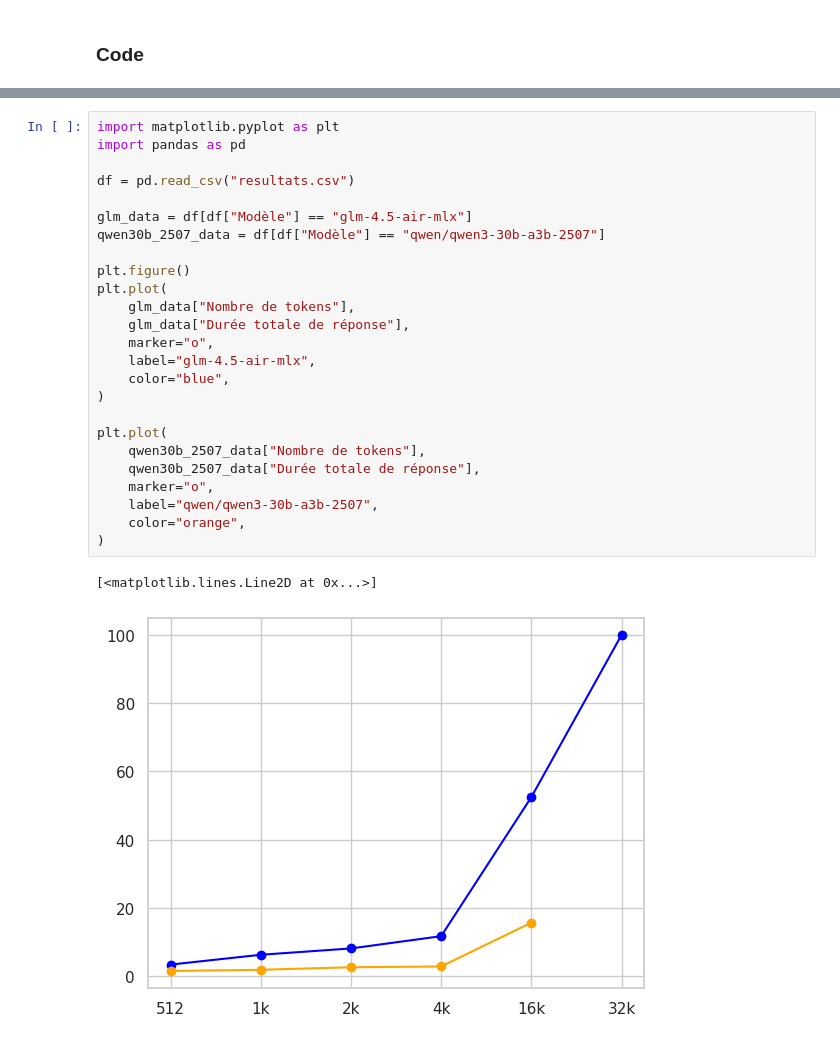
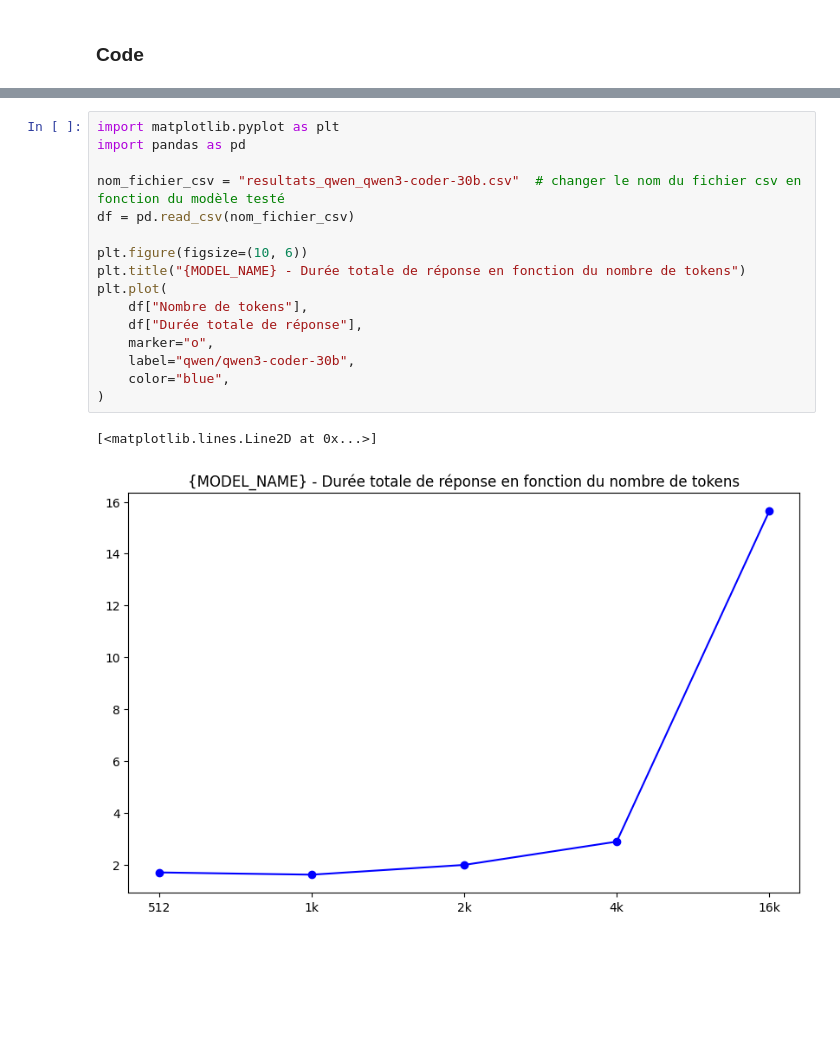
Before and after one commit to AndriantsehenoFrederic/StageInria, a Jupyter notebook: Debut/test_beast.ipynb, the cells around one changed output, grey strips where cells are left out. Saved outputs shown, nothing was run; the diff lists cells and outputs as text; blank space fills up the shorter version.

```diff
--- a/Debut/test_beast.ipynb
+++ b/Debut/test_beast.ipynb
@@ -190,28 +168,19 @@ with open("resultats.csv", mode="a", newline="", encoding="utf-8") as file:
 # %%
 import matplotlib.pyplot as plt
 import pandas as pd
 
-df = pd.read_csv("resultats.csv")
+nom_fichier_csv = "resultats_qwen_qwen3-coder-30b.csv"  # changer le nom du fichier csv en fonction du modèle testé
+df = pd.read_csv(nom_fichier_csv)
 
-glm_data = df[df["Modèle"] == "glm-4.5-air-mlx"]
-qwen30b_2507_data = df[df["Modèle"] == "qwen/qwen3-30b-a3b-2507"]
-
-plt.figure()
+plt.figure(figsize=(10, 6))
+plt.title("{MODEL_NAME} - Durée totale de réponse en fonction du nombre de tokens")
 plt.plot(
-    glm_data["Nombre de tokens"],
-    glm_data["Durée totale de réponse"],
+    df["Nombre de tokens"],
+    df["Durée totale de réponse"],
     marker="o",
-    label="glm-4.5-air-mlx",
+    label="qwen/qwen3-coder-30b",
     color="blue",
 )
-
-plt.plot(
-    qwen30b_2507_data["Nombre de tokens"],
-    qwen30b_2507_data["Durée totale de réponse"],
-    marker="o",
-    label="qwen/qwen3-30b-a3b-2507",
-    color="orange",
-)
 # %% [output]
 [<matplotlib.lines.Line2D at 0x...>]
-[figure, old version]
+[figure, new version]
```
Also changed, not shown: parts of 9 cells of this notebook.
